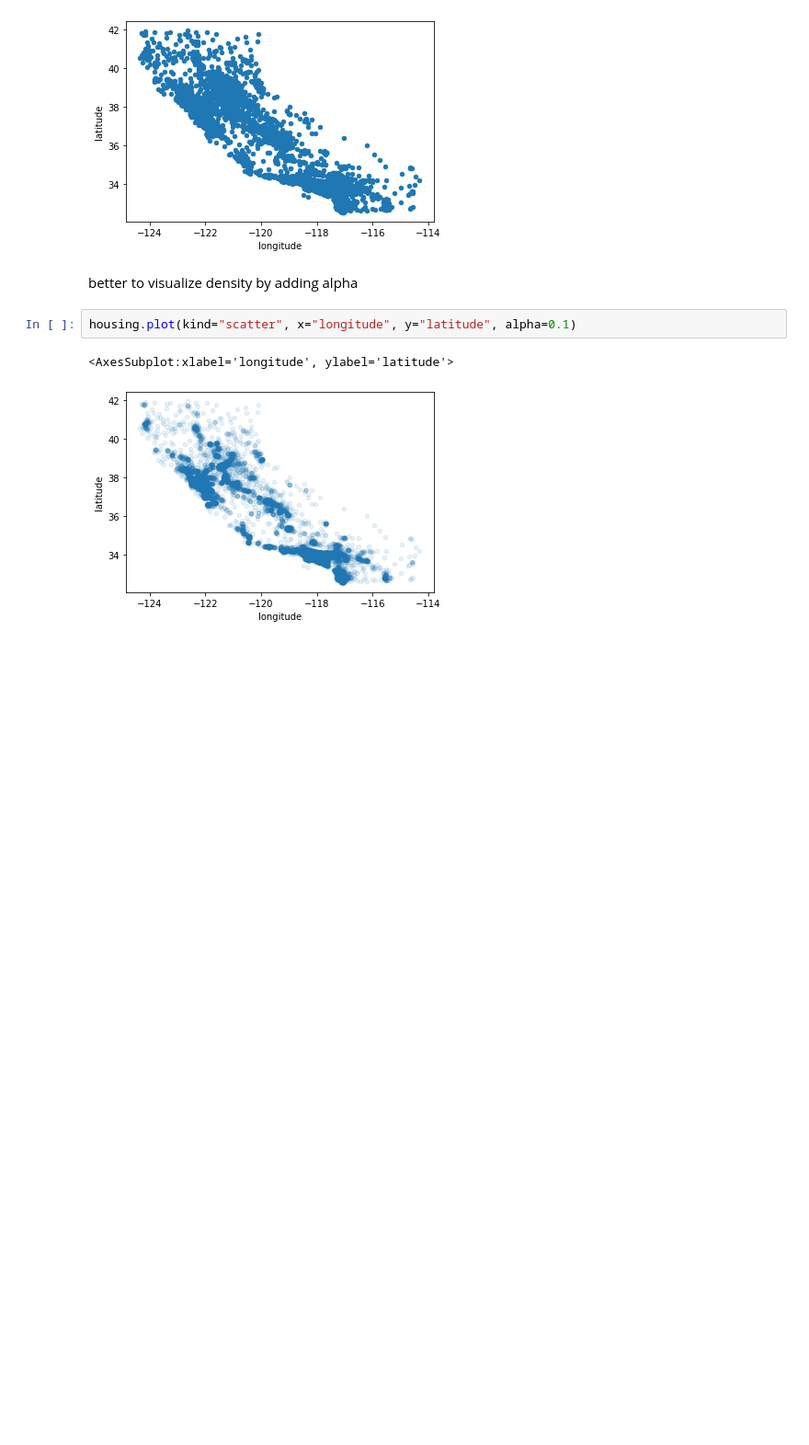
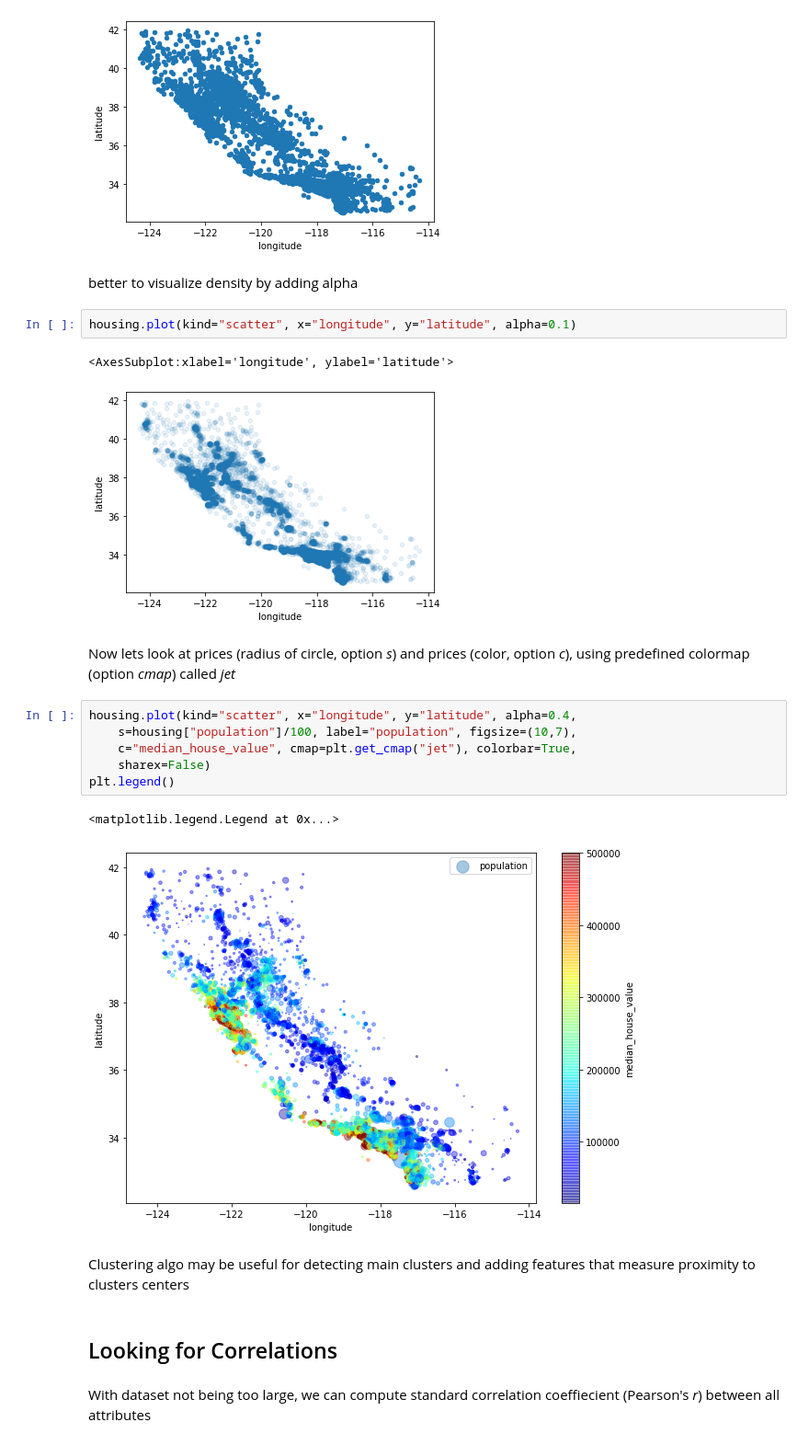
Before and after one commit to phelps-matthew/Coding-Exercises, a Jupyter notebook: ml/geron/02-End_to_end_ML_Project.ipynb, the cells around one changed output. Shown: that part at 92% size. Cells and saved outputs as stored; diff of their text form; blank space fills up the shorter version.

```diff
--- a/ml/geron/02-End_to_end_ML_Project.ipynb
+++ b/ml/geron/02-End_to_end_ML_Project.ipynb
@@ -299,3 +299,20 @@ housing.plot(kind="scatter", x="longitude", y="latitude", alpha=0.1)
 # %% [output]
 <AxesSubplot:xlabel='longitude', ylabel='latitude'>
 [figure]
+# %% [markdown]
+Now lets look at prices (radius of circle, option *s*) and prices (color, option *c*), using predefined colormap (option *cmap*) called *jet*
+# %%
+housing.plot(kind="scatter", x="longitude", y="latitude", alpha=0.4,
+    s=housing["population"]/100, label="population", figsize=(10,7),
+    c="median_house_value", cmap=plt.get_cmap("jet"), colorbar=True,
+    sharex=False)
+plt.legend()
+# %% [output]
+<matplotlib.legend.Legend at 0x...>
+[figure, added]
+# %% [markdown]
+Clustering algo may be useful for detecting main clusters and adding features that measure proximity to clusters centers
+# %% [markdown]
+## Looking for Correlations
+# %% [markdown]
+With dataset not being too large, we can compute standard correlation coeffiecient (Pearson's *r*) between all attributes
```
Also changed, not shown: parts of 5 cells of this notebook.
